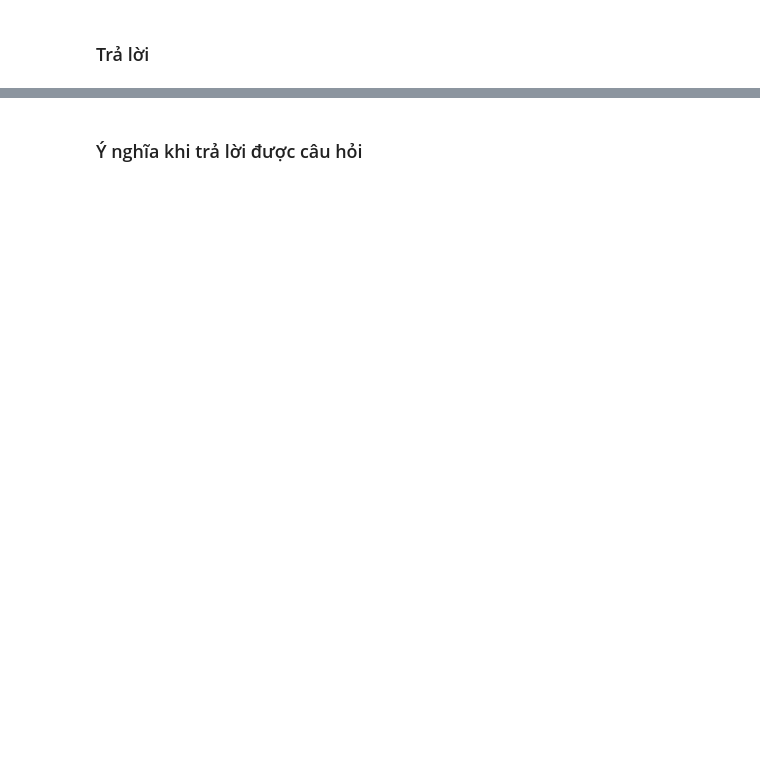
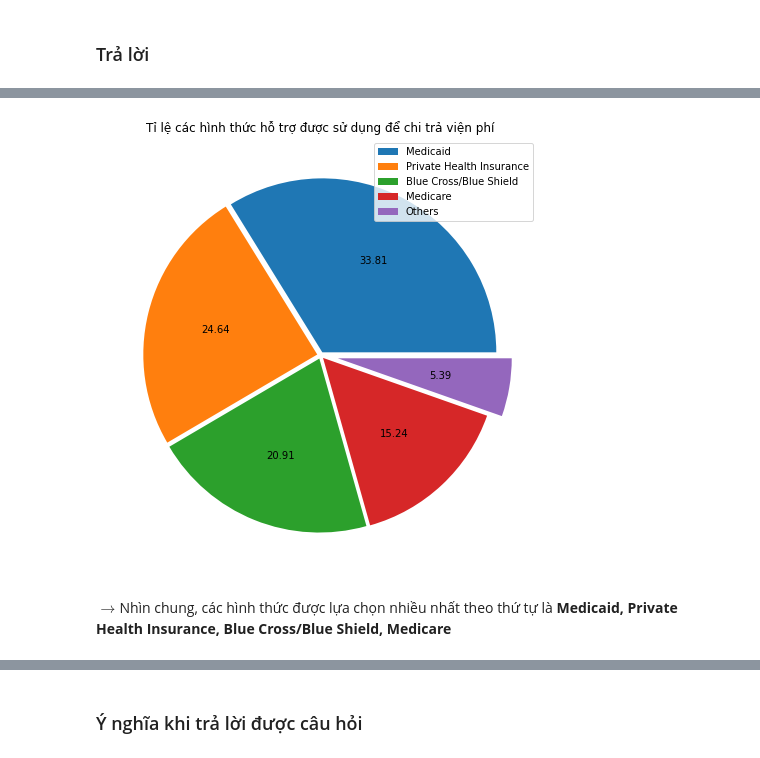
Before and after one commit to viplazylmht/P4DS_final, a Jupyter notebook: P4DS_Final.ipynb, the cells around one changed output, grey strips where cells are left out. Saved outputs shown, nothing was run; the diff lists cells and outputs as text; code cells hidden in the pictures; blank space fills up the shorter version.

```diff
--- a/P4DS_Final.ipynb
+++ b/P4DS_Final.ipynb
@@ -420,0 +500,15 @@ $\rightarrow$ Dữ liệu không còn chứa các thuộc tính bị khuyết.
+# %%
+explode = ([0.02]* (types.shape[0]-1))
+explode.append(0.1)
+explode = tuple(explode)
+# %%
+plt.subplots(figsize=(10, 8))
+types.plot.pie(autopct='%.2f', explode =explode, labels=None)
+plt.ylabel('')
+plt.legend(types.index)
+plt.title('Tỉ lệ các hình thức hỗ trợ được sử dụng để chi trả viện phí')
+plt.show()
+# %% [output]
+[figure, added]
+# %% [markdown]
+$\rightarrow$Nhìn chung, các hình thức được lựa chọn nhiều nhất theo thứ tự là **Medicaid, Private Health Insurance, Blue Cross/Blue Shield, Medicare**
```
Also changed, not shown: parts of 21 cells of this notebook.
